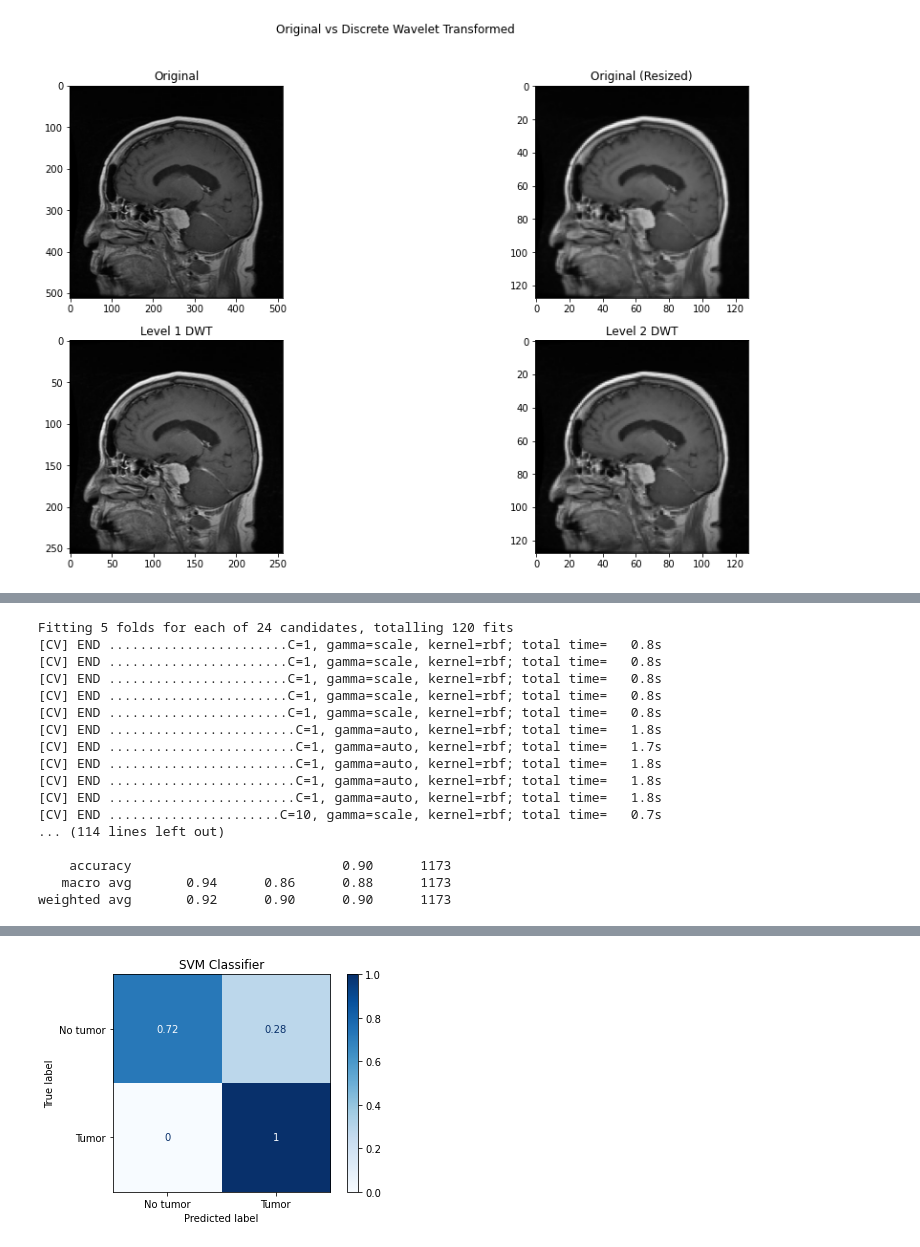
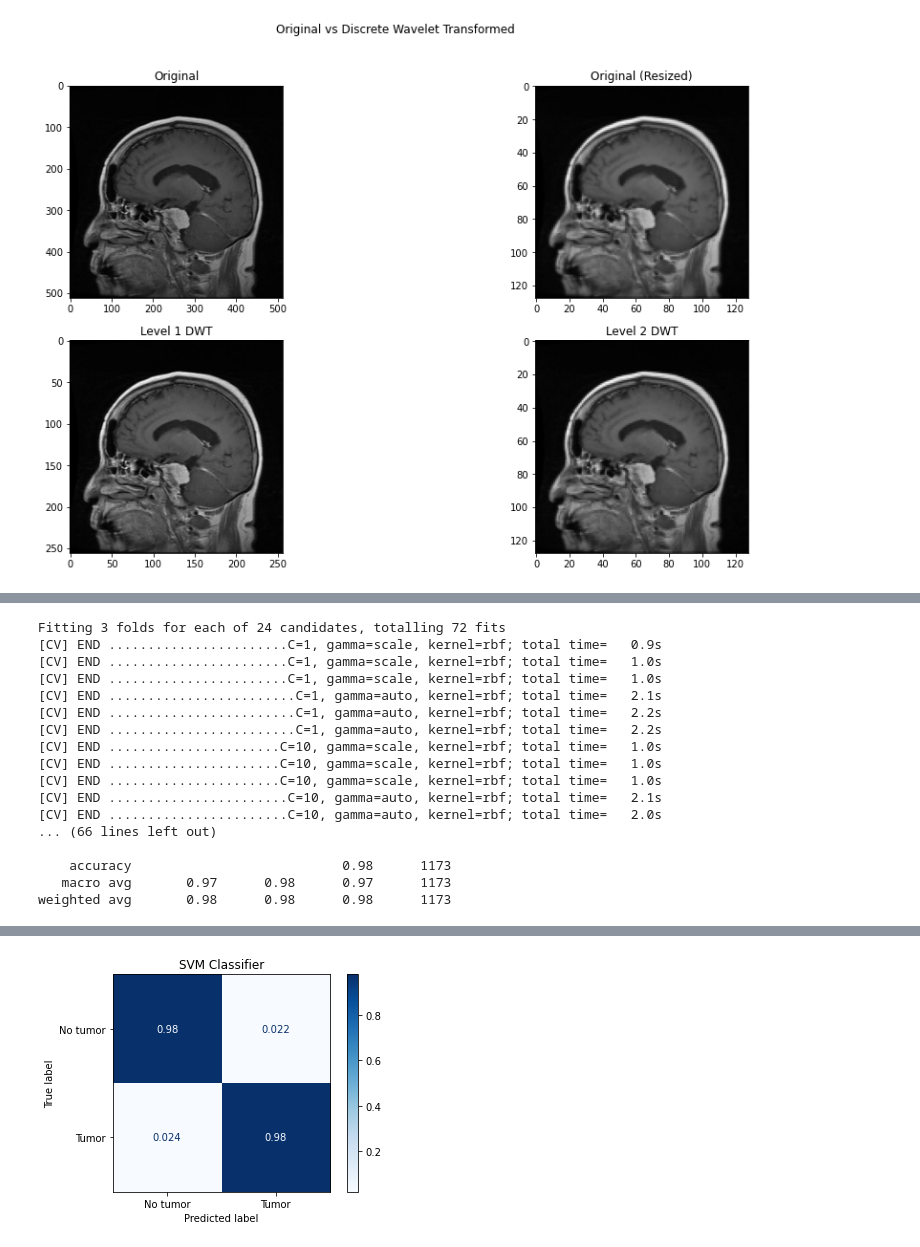
Before and after one commit to tanpinray/AMLS_22-21_SN18100138, a Jupyter notebook: Task_A.ipynb, the cells around one changed output, grey strips where cells are left out. Saved outputs shown, nothing was run; the diff lists cells and outputs as text; code cells hidden in the pictures.

```diff
--- a/Task_A.ipynb
+++ b/Task_A.ipynb
@@ -336,26 +336,30 @@ def feature_selection(X_train, X_test, y_train, select):
 
     return X_train_new, X_test_new
 # %%
-feature = 'multidwt'
+feature = 'hoglbp'
 
 if feature == 'hog':
     # Doing classification with image HOG features
     label_taskA = pd.read_pickle("./dataset/label_taskA_hog.pkl")
+    percentile = 30
 elif feature == 'lbp':
     # Doing classification with image LBP features
     label_taskA = pd.read_pickle("./dataset/label_taskA_lbp.pkl")
-elif feature == 'canny':
-    # Doing classification with Canny filtered image data
-    label_taskA = pd.read_pickle("./dataset/label_taskA_canny.pkl")
+    percentile = 70
+# elif feature == 'canny':
+#     # Doing classification with Canny filtered image data
+#     label_taskA = pd.read_pickle("./dataset/label_taskA_canny.pkl")
 elif feature == 'multidwt':
     # Doing classification with Multi-DWT image data
     label_taskA = pd.read_pickle("./dataset/label_taskA_multidwt.pkl")
+    percentile = 55
 elif feature == 'hoglbp':
     # Doing classification with image HOG and LBP features
     hog_features = pd.read_pickle("./dataset/label_taskA_hog.pkl")
     lbp_features = pd.read_pickle("./dataset/label_taskA_lbp.pkl")
     # Concatenate tables column-wise and remove extra 'binary_label' column
     label_taskA = pd.concat([hog_features.drop('binary_label',axis=1), lbp_features], axis=1)
+    percentile = 50
 
 X = label_taskA.drop('binary_label',axis=1) # All other features
 Y = label_taskA['binary_label'] # binary label
@@ -373,8 +377,8 @@ print(f'{X_train.shape[1]} features before PCA')
 X_train, X_test = PCAPredict(X_train, X_test, 0.95)
 print(f'{X_train.shape[1]} features after PCA')
 
-# Doing feature selection
-X_train, X_test = feature_selection(X_train, X_test, y_train, 'percent')
-print(f'{X_train.shape[1]} features left after feature selection')
+# # Doing feature selection
+# X_train, X_test = feature_selection(X_train, X_test, y_train, 'percent', percentile)
+# print(f'{X_train.shape[1]} features left after feature selection')
 # %% [output]
 train set: 0.7  | test set: 0.3
@@ -401,7 +425,7 @@ def SVMClassifierCV(X_train, y_train, X_test):
     ]
 
     matthews = metrics.make_scorer(metrics.matthews_corrcoef)
-    scoring = {'AUC': 'roc_auc_ovr_weighted', 'matthews': matthews}
+    scoring = {'AUC': 'roc_auc', 'matthews': matthews}
 
     # Create SVC object
     svc = svm.SVC(probability=True)
@@ -411,6 +435,8 @@ def SVMClassifierCV(X_train, y_train, X_test):
                        scoring=scoring,
                        refit='matthews', # use matthews for refit due to imbalanced data
                        verbose=2,
+                       cv=3,
+                       n_jobs=1,
                        return_train_score=True)
     # Fit SVC model with the parameters for cross-validation
     clf.fit(X_train, y_train)
@@ -450,21 +476,21 @@ Y_pred_SVM, results_SVM = SVMClassifierCV(X_train, y_train, X_test)
 print(metrics.classification_report(y_test, Y_pred_SVM, target_names=['No tumor', 'Tumor']))
 display(results_SVM)
 # %% [output]
-Fitting 5 folds for each of 24 candidates, totalling 120 fits
-[CV] END .......................C=1, gamma=scale, kernel=rbf; total time=   0.8s
-[CV] END .......................C=1, gamma=scale, kernel=rbf; total time=   0.8s
-[CV] END .......................C=1, gamma=scale, kernel=rbf; total time=   0.8s
-[CV] END .......................C=1, gamma=scale, kernel=rbf; total time=   0.8s
-[CV] END .......................C=1, gamma=scale, kernel=rbf; total time=   0.8s
-[CV] END ........................C=1, gamma=auto, kernel=rbf; total time=   1.8s
-[CV] END ........................C=1, gamma=auto, kernel=rbf; total time=   1.7s
-[CV] END ........................C=1, gamma=auto, kernel=rbf; total time=   1.8s
-[CV] END ........................C=1, gamma=auto, kernel=rbf; total time=   1.8s
-[CV] END ........................C=1, gamma=auto, kernel=rbf; total time=   1.8s
-[CV] END ......................C=10, gamma=scale, kernel=rbf; total time=   0.7s
-... (114 lines left out)
+Fitting 3 folds for each of 24 candidates, totalling 72 fits
+[CV] END .......................C=1, gamma=scale, kernel=rbf; total time=   0.9s
+[CV] END .......................C=1, gamma=scale, kernel=rbf; total time=   1.0s
+[CV] END .......................C=1, gamma=scale, kernel=rbf; total time=   1.0s
+[CV] END ........................C=1, gamma=auto, kernel=rbf; total time=   2.1s
+[CV] END ........................C=1, gamma=auto, kernel=rbf; total time=   2.2s
+[CV] END ........................C=1, gamma=auto, kernel=rbf; total time=   2.2s
+[CV] END ......................C=10, gamma=scale, kernel=rbf; total time=   1.0s
+[CV] END ......................C=10, gamma=scale, kernel=rbf; total time=   1.0s
+[CV] END ......................C=10, gamma=scale, kernel=rbf; total time=   1.0s
+[CV] END .......................C=10, gamma=auto, kernel=rbf; total time=   2.1s
+[CV] END .......................C=10, gamma=auto, kernel=rbf; total time=   2.0s
+... (66 lines left out)
 
-    accuracy                           0.90      1173
-   macro avg       0.94      0.86      0.88      1173
-weighted avg       0.92      0.90      0.90      1173
+    accuracy                           0.98      1173
+   macro avg       0.97      0.98      0.97      1173
+weighted avg       0.98      0.98      0.98      1173
 |  | params | mean_train_AUC | mean_test_AUC | rank_test_AUC | mean_train_matthews | mean_test_matthews | ... |
@@ -487,4 +513,4 @@ weighted avg       0.92      0.90      0.90      1173
-[figure, old version]
+[figure, new version]
 # %%
 def KNNClassifierCV(X_train, y_train, X_test):
     '''
```
Also changed, not shown: parts of 11 cells of this notebook, 1 other file.
